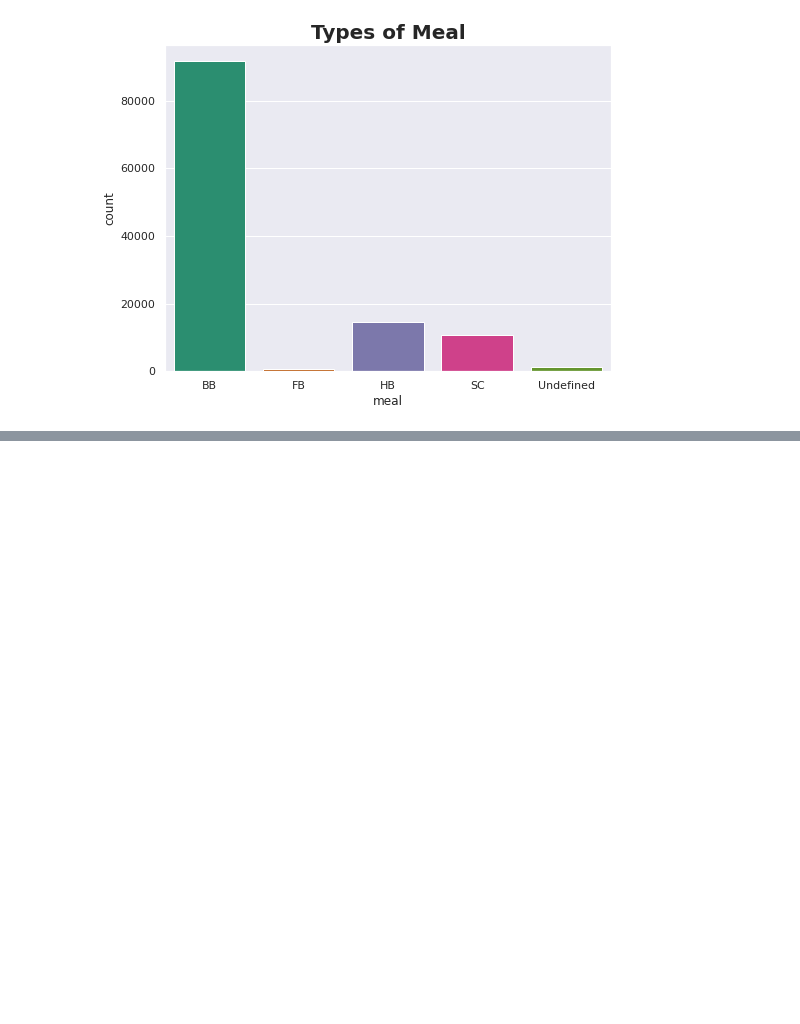
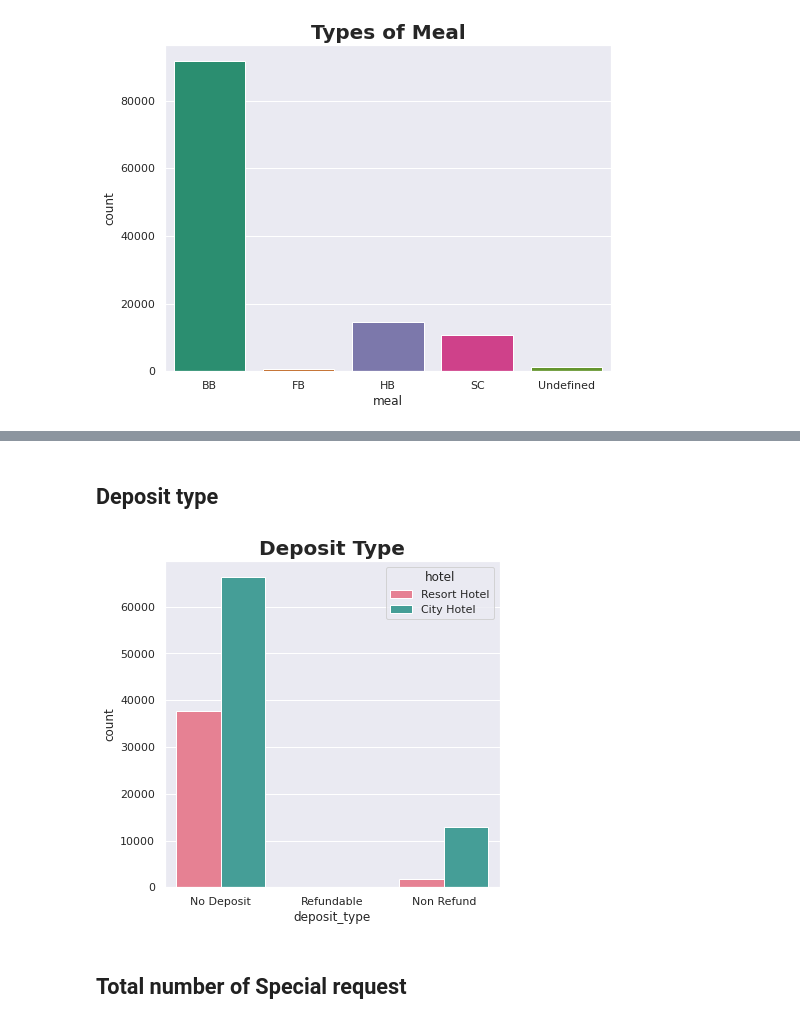
Before and after one commit to KirteshVerma/Hotel-booking-EDA-project, a Jupyter notebook: Kirtesh_Notebook.ipynb, the cells around one changed output, grey strips where cells are left out. Drawn from its saved outputs; the diff is of its cells as text; code cells hidden in the pictures; blank space fills up the shorter version.

```diff
--- a/Kirtesh_Notebook.ipynb
+++ b/Kirtesh_Notebook.ipynb
@@ -216,0 +244,12 @@ plt.show()
+# %% [markdown]
+## Deposit type
+# %%
+plt.figure(figsize=(6,6))
+sns.set_theme(style="darkgrid")
+sns.countplot(data= df,x='deposit_type',hue='hotel',palette="husl")
+plt.title('Deposit Type',fontweight="bold",size=20)
+plt.show()
+# %% [output]
+[figure, added]
+# %% [markdown]
+## Total number of Special request
```
Also changed, not shown: parts of 11 cells of this notebook.
